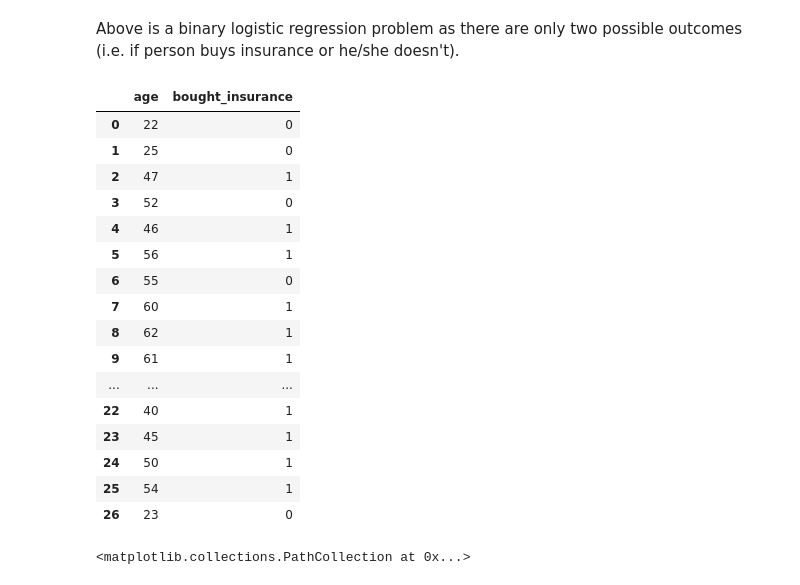
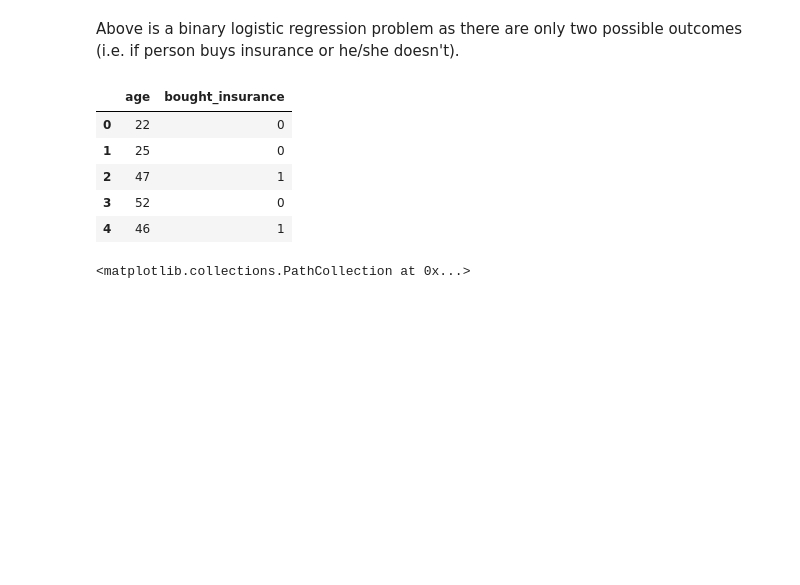
Before and after one commit to tasdid25/Machine-learning, a Jupyter notebook: Binary_logistic_regression.ipynb, the cells around one changed output. Cells and saved outputs as stored; diff of their text form; code cells hidden in the pictures; blank space fills up the shorter version.

```diff
--- a/Binary_logistic_regression.ipynb
+++ b/Binary_logistic_regression.ipynb
@@ -10,25 +10,14 @@ import pandas as pd
 import matplotlib.pyplot as plt
 # %%
 df = pd.read_csv("insurance_data.csv")
-df
+df.head()
 # %% [output]
 |  | age | bought_insurance |
 | 0 | 22 | 0 |
 | 1 | 25 | 0 |
 | 2 | 47 | 1 |
 | 3 | 52 | 0 |
 | 4 | 46 | 1 |
-| 5 | 56 | 1 |
-| 6 | 55 | 0 |
-| 7 | 60 | 1 |
-| 8 | 62 | 1 |
-| 9 | 61 | 1 |
-| ... | ... | ... |
-| 22 | 40 | 1 |
-| 23 | 45 | 1 |
-| 24 | 50 | 1 |
-| 25 | 54 | 1 |
-| 26 | 23 | 0 |
 # %%
 plt.scatter(df.age,df.bought_insurance,marker='+',color='red')
 # %% [output]
```
Also changed, not shown: parts of 3 cells of this notebook.
